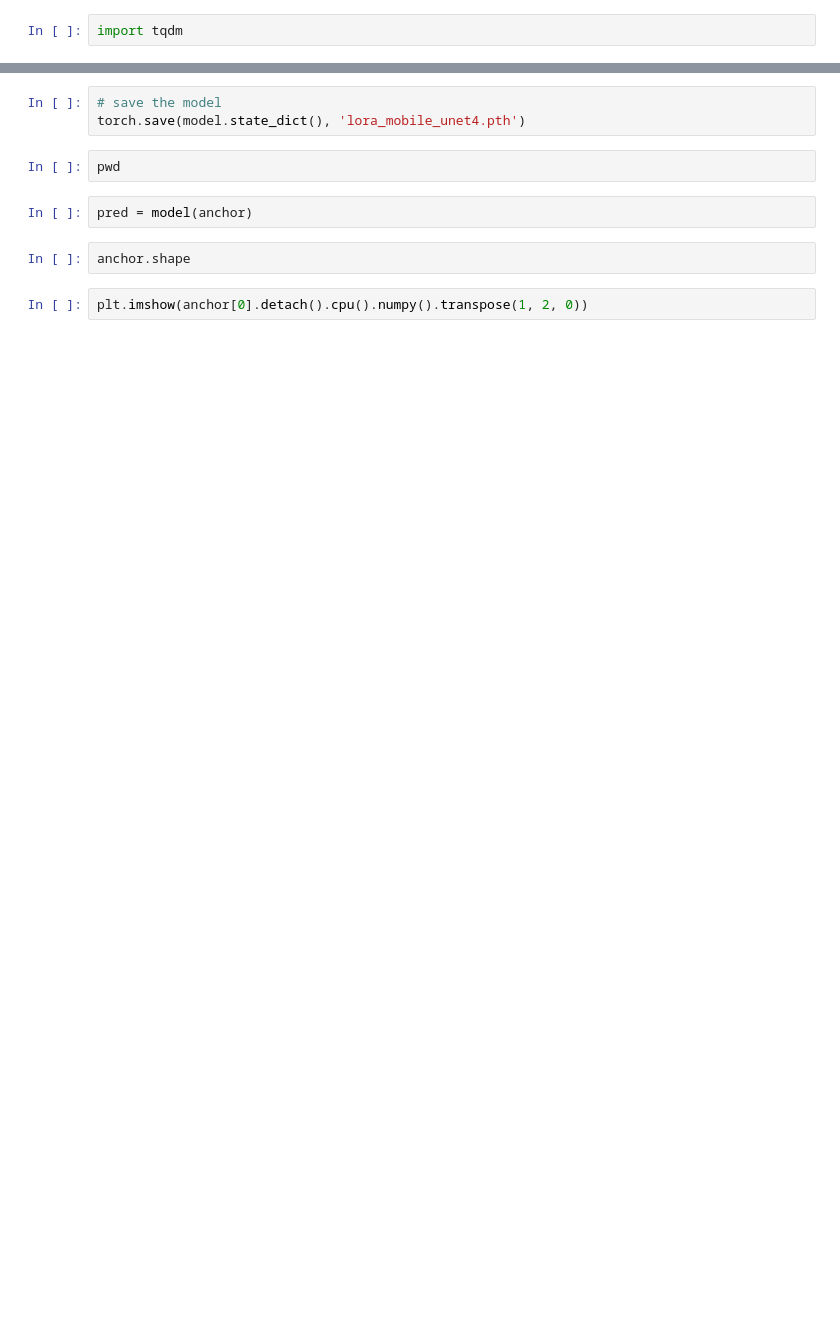
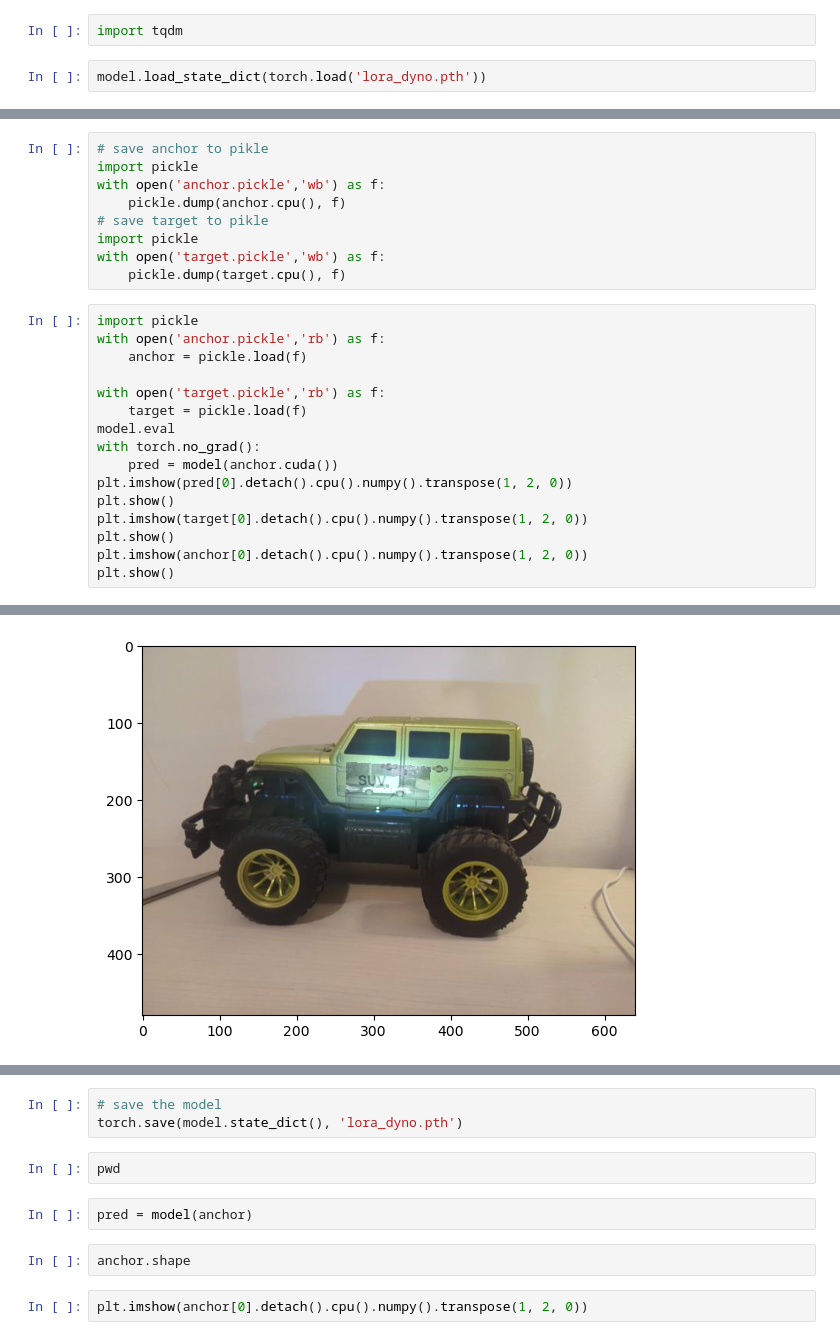
Before and after one commit to Dannynis/AdversarialRendering, a Jupyter notebook: lora_dyno.ipynb, the cells around one changed output, grey strips where cells are left out. Drawn from its saved outputs; the diff is of its cells as text; blank space fills up the shorter version.

Commit message:
unet optimization

```diff
--- a/lora_dyno.ipynb
+++ b/lora_dyno.ipynb
@@ -188,2 +184,4 @@ plt.show()
 # %%
 import tqdm
+# %%
+model.load_state_dict(torch.load('lora_dyno.pth'))
@@ -212,0 +219,26 @@ for epoch in range(100):
+# %%
+# save anchor to pikle
+import pickle
+with open('anchor.pickle','wb') as f:
+    pickle.dump(anchor.cpu(), f)
+# save target to pikle
+import pickle
+with open('target.pickle','wb') as f:
+    pickle.dump(target.cpu(), f)
+# %%
+import pickle
+with open('anchor.pickle','rb') as f:
+    anchor = pickle.load(f)
+
+with open('target.pickle','rb') as f:
+    target = pickle.load(f)
+model.eval
+with torch.no_grad():
+    pred = model(anchor.cuda())
+plt.imshow(pred[0].detach().cpu().numpy().transpose(1, 2, 0))
+plt.show()
+plt.imshow(target[0].detach().cpu().numpy().transpose(1, 2, 0))
+plt.show()
+plt.imshow(anchor[0].detach().cpu().numpy().transpose(1, 2, 0))
+plt.show()
+# %% [output]
@@ -212,0 +246 @@ for epoch in range(100):
+[figure, added]
@@ -213,6 +249,6 @@ for epoch in range(100):
 # %%
 # save the model
-torch.save(model.state_dict(), 'lora_mobile_unet4.pth')
+torch.save(model.state_dict(), 'lora_dyno.pth')
 # %%
 pwd
 # %%
```
Also changed, not shown: parts of 11 cells of this notebook, 1 other file.
